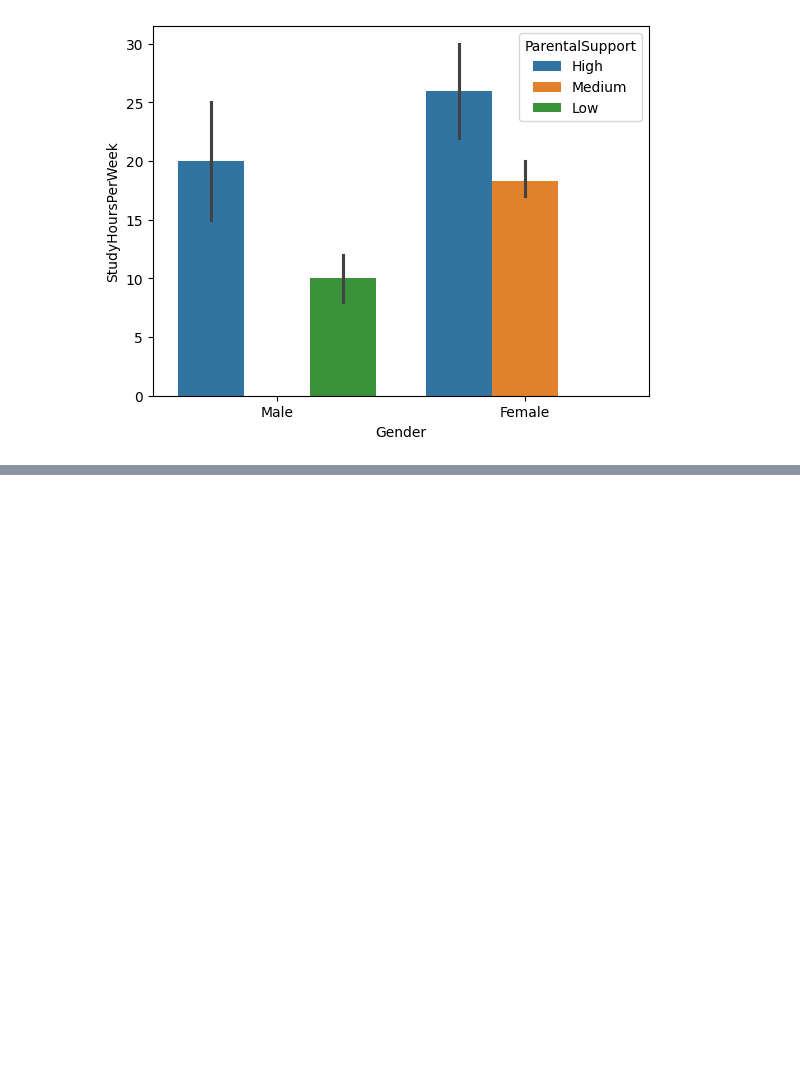
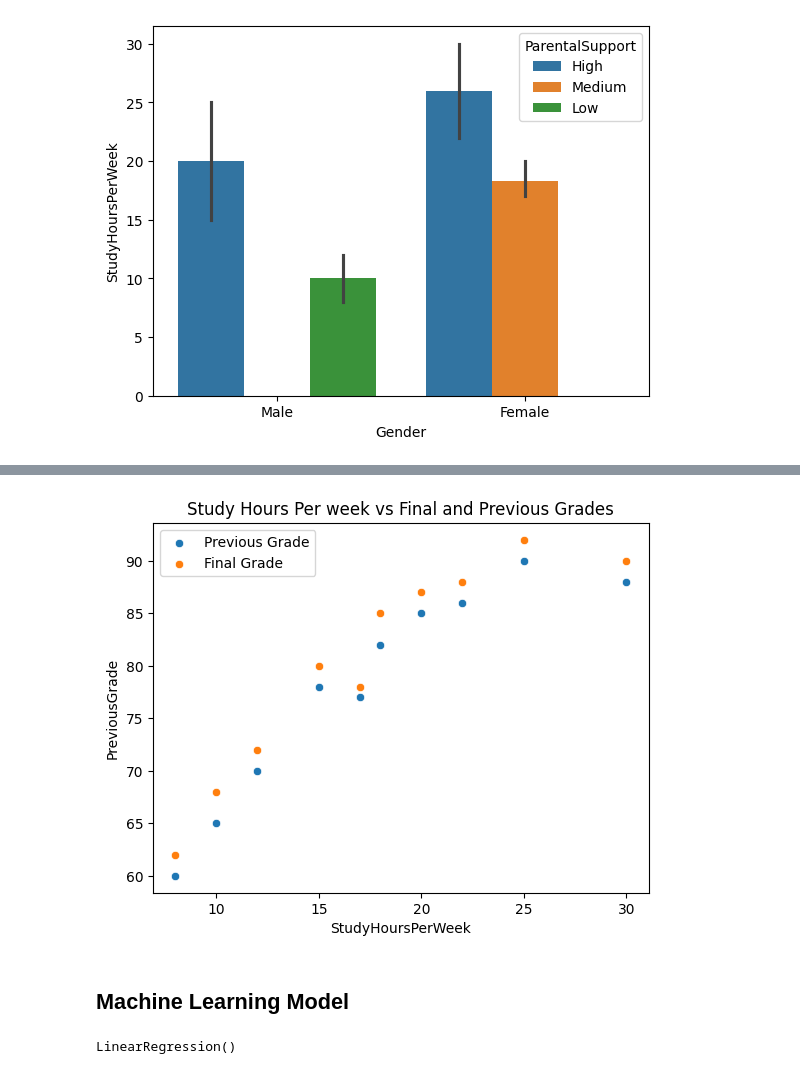
Before and after one commit to saadkhalidabbasi/EDA-Projects, a Jupyter notebook: Student_Performance_Prediction.ipynb, the cells around one changed output, grey strips where cells are left out. Saved outputs shown, nothing was run; the diff lists cells and outputs as text; code cells hidden in the pictures; blank space fills up the shorter version.

```diff
--- a/Student_Performance_Prediction.ipynb
+++ b/Student_Performance_Prediction.ipynb
@@ -61,6 +61,9 @@ df.head()
 | 2 | Alex | Male | 78 | 10 | 65 | 0 | ... |
 | 3 | Michael | Male | 92 | 25 | 90 | 3 | ... |
 | 4 | Emma | Female | 88 | 18 | 82 | 2 | ... |
+# %%
+# Use the assignment operator to store the result of get_dummies in the df DataFrame.
+df = pd.get_dummies(df, columns=["ParentalSupport"])
 # %%
 df.isnull().sum()
 # %% [output]
@@ -172,3 +175,13 @@ fig=px.pie(df,names="ParentalSupport",title="Distribution of ParentalSupport")
 fig.show()
 # %% [output]
 [interactive output not drawn]
+# %%
+sns.scatterplot(data=df, x='StudyHoursPerWeek', y='PreviousGrade', label='Previous Grade')
+sns.scatterplot(data=df, x='StudyHoursPerWeek', y='FinalGrade', label='Final Grade')
+plt.title("Study Hours Per week vs Final and Previous Grades")
+plt.legend()
+plt.show()
+# %% [output]
+[figure, added]
+# %% [markdown]
+## **Machine Learning Model**
@@ -174,0 +197,4 @@ fig.show()
+# %%
+model.fit(x_train,y_train)
+# %% [output]
+LinearRegression()
```
Also changed, not shown: parts of 6 cells of this notebook.
